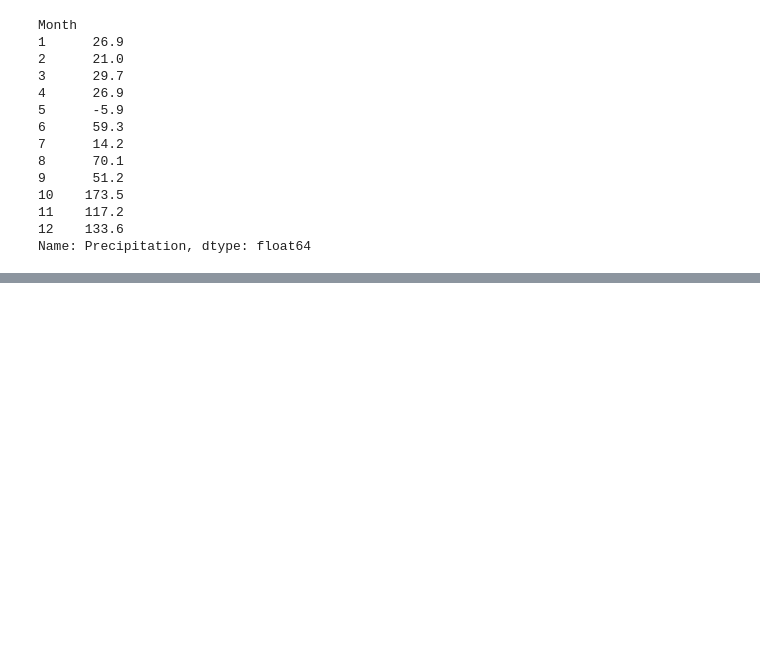
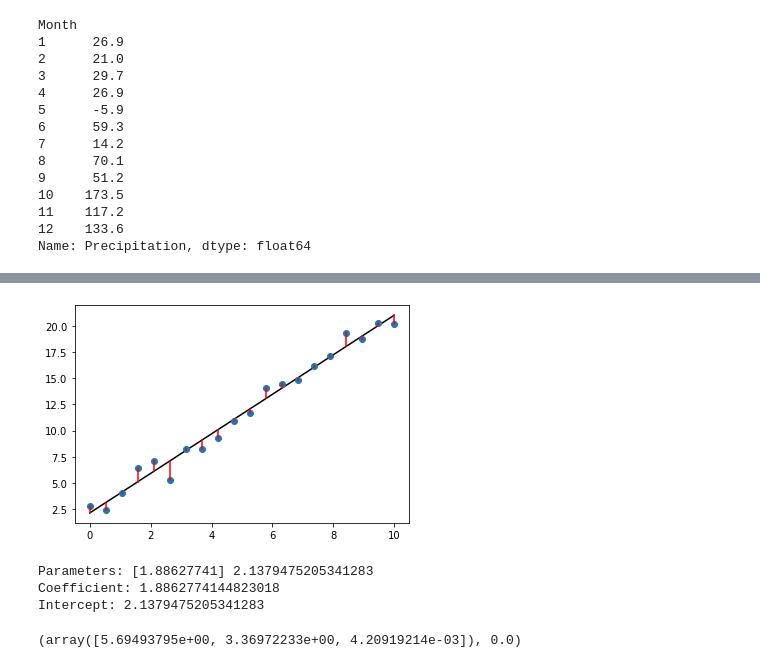
Before and after one commit to tauimonen/Data-science, a Jupyter notebook: advanced_numpy.ipynb, the cells around one changed output, grey strips where cells are left out. Saved outputs shown, nothing was run; the diff lists cells and outputs as text; code cells hidden in the pictures; blank space fills up the shorter version.

Commit message:
linear reg

```diff
--- a/advanced_numpy.ipynb
+++ b/advanced_numpy.ipynb
@@ -1926,0 +2098,7 @@ Name: Precipitation, dtype: float64
+# %%
+np.random.seed(0)
+n=20   # Number of data points
+x=np.linspace(0, 10, n)
+y=x*2 + 1 + 1*np.random.randn(n) # Standard deviation 1
+print(x)
+print(y)
@@ -1926,0 +2116,19 @@ Name: Precipitation, dtype: float64
+# %%
+model = LinearRegression(fit_intercept=True)
+model.fit(x[:, np.newaxis], y)
+xfit=np.linspace(0,10,100)
+yfit=model.predict(xfit[:, np.newaxis])
+plt.plot(xfit,yfit, color="black")
+plt.plot(x,y, 'o')
+# The following will draw as many line segments as there are columns in matrices x and y
+plt.plot(np.vstack([x,x]), np.vstack([y, model.predict(x[:, np.newaxis])]), color="red");
+# %% [output]
+[figure, added]
+# %%
+print("Parameters:", model.coef_, model.intercept_)
+print("Coefficient:", model.coef_[0])
+print("Intercept:", model.intercept_)
+# %% [output]
+Parameters: [1.88627741] 2.1379475205341283
+Coefficient: 1.8862774144823018
+Intercept: 2.1379475205341283
@@ -1926,0 +2140,7 @@ Name: Precipitation, dtype: float64
+# %%
+model2=LinearRegression(fit_intercept=False)
+x=np.vstack([sample1,sample2,sample3])
+model2.fit(x, y)
+model2.coef_, model2.intercept_
+# %% [output]
+(array([5.69493795e+00, 3.36972233e+00, 4.20919214e-03]), 0.0)
```
Also changed, not shown: parts of 20 cells of this notebook.
